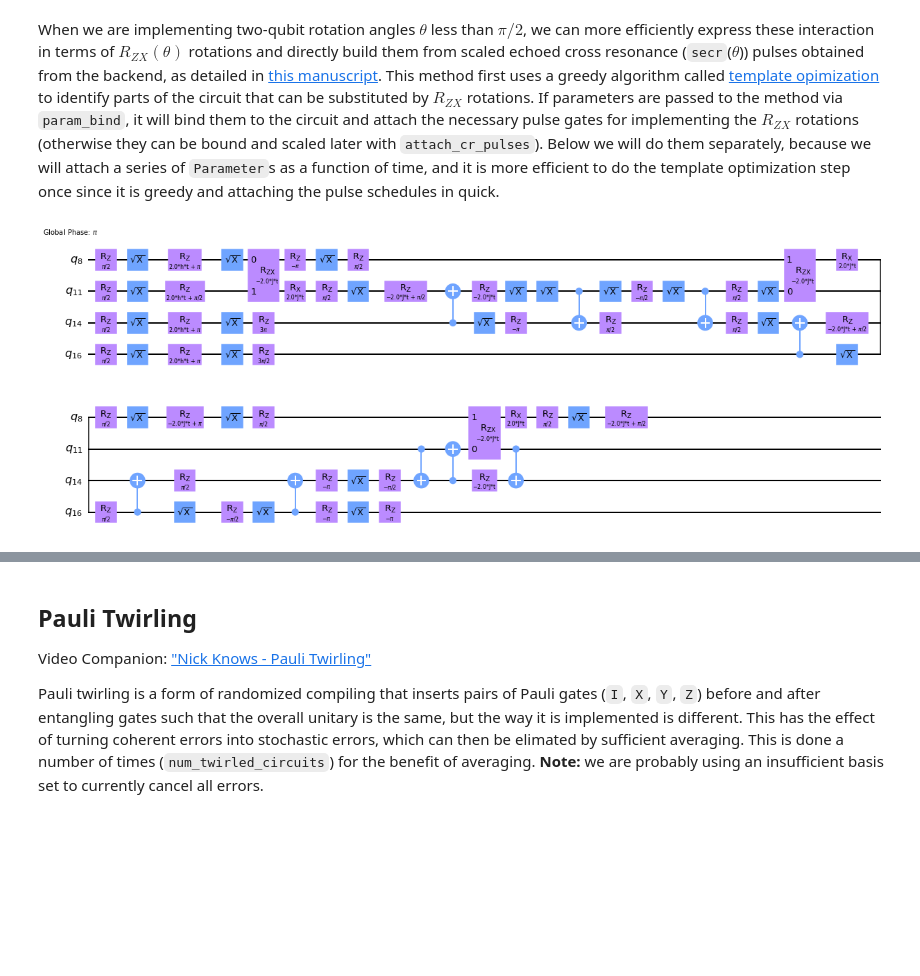
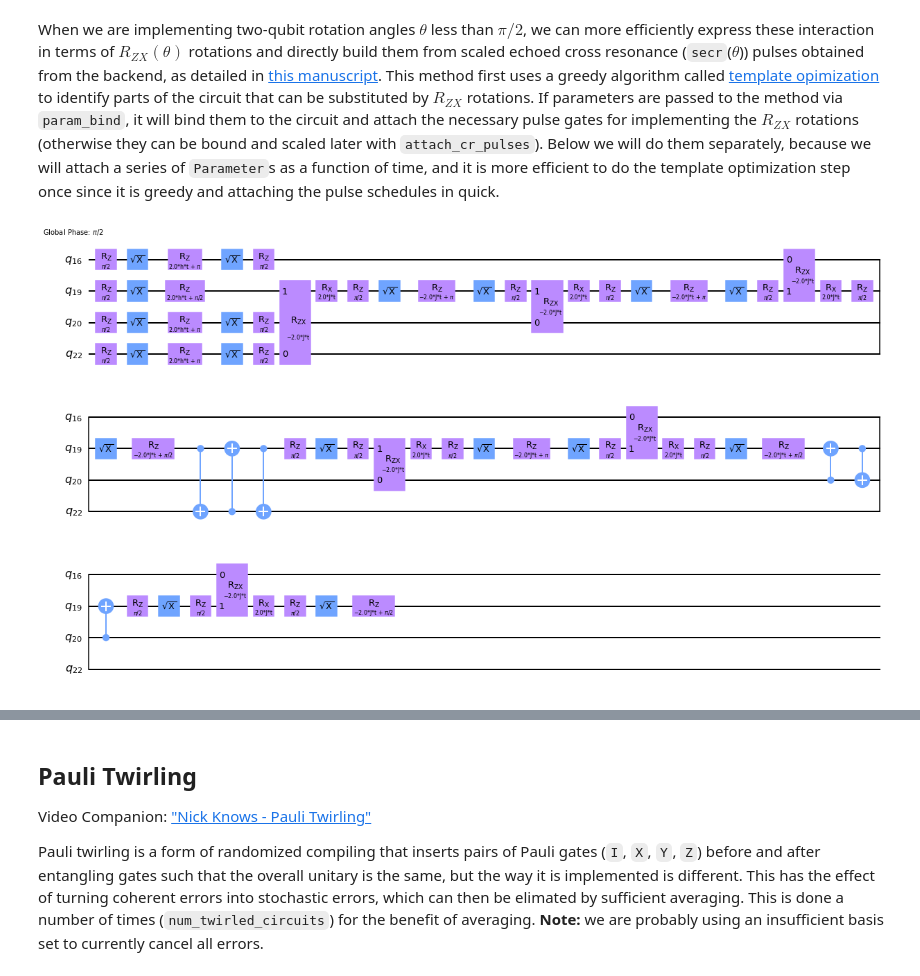
Before and after one commit to nbronn/qiskit-research, a Jupyter notebook: docs/getting_started.ipynb, the cells around one changed output, grey strips where cells are left out. Cells and saved outputs as stored; diff of their text form; code cells hidden in the pictures; blank space fills up the shorter version.

```diff
--- a/docs/getting_started.ipynb
+++ b/docs/getting_started.ipynb
@@ -171,17 +172,17 @@ Text(0.5, 1.0, 'These are all equivalent circuits')
 # %% [markdown]
 When we are implementing two-qubit rotation angles $\theta$ less than $\pi/2$, we can more efficiently express these interaction in terms of $R_{ZX}(\theta)$ rotations and directly build them from scaled echoed cross resonance (`secr`($\theta$)) pulses obtained from the backend, as detailed in [this manuscript](http://arxiv.org/abs/2012.11660). This method first uses a greedy algorithm called [template opimization](http://arxiv.org/abs/1909.05270) to identify parts of the circuit that can be substituted by $R_{ZX}$ rotations. If parameters are passed to the method via `param_bind`, it will bind them to the circuit and attach the necessary pulse gates for implementing the $R_{ZX}$ rotations (otherwise they can be bound and scaled later with `attach_cr_pulses`). Below we will do them separately, because we will attach a series of `Parameter`s as a function of time, and it is more efficient to do the template optimization step once since it is greedy and attaching the pulse schedules in quick.
 # %%
-# my_layout = scored_layouts[0][0]  # the layout with the lowest score (i.e., error)
-my_layout = [8, 11, 14, 16] # debugging timing problem on
+my_layout = scored_layouts[0][0]  # the layout with the lowest score (i.e., error)
+# my_layout = [8, 11, 14, 16] # debugging timing problem on
 trot_circ_sca = scale_cr_pulses(
     transpile(trot_circ_def, initial_layout=my_layout),
     # transpile(transpile(trot_circ, basis_gates=['rx', 'rz', 'cx']), initial_layout=[0,1,2,3]),
     backend,
     unroll_rzx_to_ecr=False
 )
 trot_circ_sca.draw("mpl", idle_wires=False)
 # %% [output]
-[figure, old version]
+[figure, new version]
 # %%
 from helper import build_ising_circuits
 
```
Also changed, not shown: parts of 22 cells of this notebook, 1 other file.
